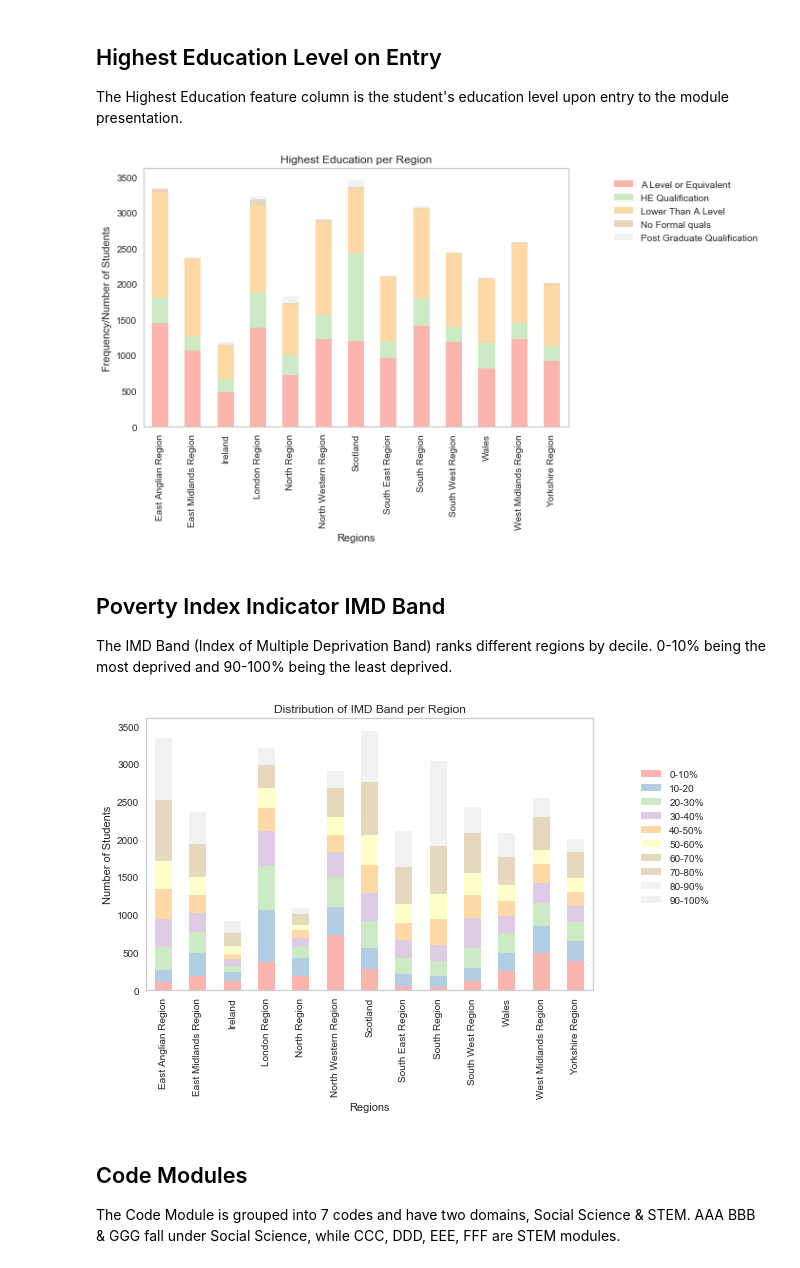
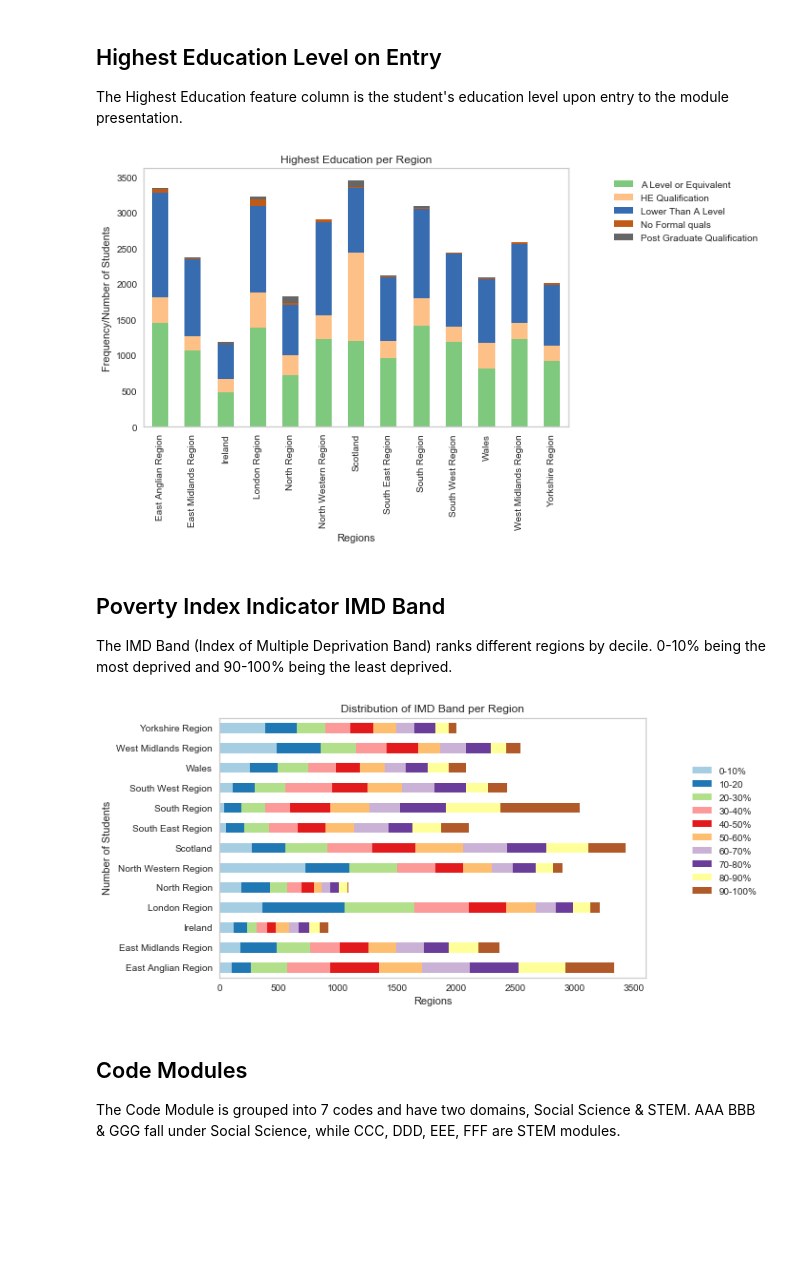
Before and after one commit to georgetown-analytics/University-Learning-Analytics, a Jupyter notebook: code/exploratory data analysis/Phase 1 Exploratory Data Analysis.ipynb, the cells around one changed output. Cells and saved outputs as stored; diff of their text form; code cells hidden in the pictures; blank space fills up the shorter version.

```diff
--- a/code/exploratory data analysis/Phase 1 Exploratory Data Analysis.ipynb
+++ b/code/exploratory data analysis/Phase 1 Exploratory Data Analysis.ipynb
@@ -199,8 +205,9 @@ Name: final_result, dtype: int64
 
 The Highest Education feature column is the student's education level upon entry to the module presentation.
 # %%
+
 #The following is the stacked Highest Education Distribution chart per region.
-dfstudentinfo.groupby(['region','highest_education']).size().unstack().plot(kind='bar',stacked=True, colormap = 'Pastel1', figsize =(8,5))
+dfstudentinfo.groupby(['region','highest_education']).size().unstack().plot(kind='bar',stacked=True, colormap = 'Accent', figsize =(8,5))
 plt.grid(b=None)
 plt.legend(loc = (1.1, 0.7))
 plt.ylabel("Frequency/Number of Students")
@@ -208,22 +215,22 @@ plt.xlabel("Regions")
 plt.title("Highest Education per Region")
 plt.show()
 # %% [output]
-[figure, old version]
+[figure, new version]
 # %% [markdown]
 ## Poverty Index Indicator IMD Band
 
 The IMD Band (Index of Multiple Deprivation Band) ranks different regions by decile. 0-10% being the most deprived and 90-100% being the least deprived.
 # %%
 #Viewing the distribution of IMD Band per Region
-dfstudentinfo.groupby(['region','imd_band',]).size().unstack().plot(kind='bar',stacked=True, colormap = 'Pastel1', figsize = (8,5))
+dfstudentinfo.groupby(['region','imd_band',]).size().unstack().plot(kind='barh',stacked=True, colormap = 'Paired', figsize = (8,5))
 plt.grid(b=None)
 plt.legend(loc = (1.1, 0.3))
 plt.ylabel("Number of Students")
 plt.xlabel("Regions")
 plt.title("Distribution of IMD Band per Region")
 plt.show()
 # %% [output]
-[figure, old version]
+[figure, new version]
 # %% [markdown]
 ## Code Modules
 The Code Module is grouped into 7 codes and have two domains, Social Science & STEM. AAA BBB & GGG fall under Social Science, while CCC, DDD, EEE, FFF are STEM modules.
```
Also changed, not shown: parts of 14 cells of this notebook.
